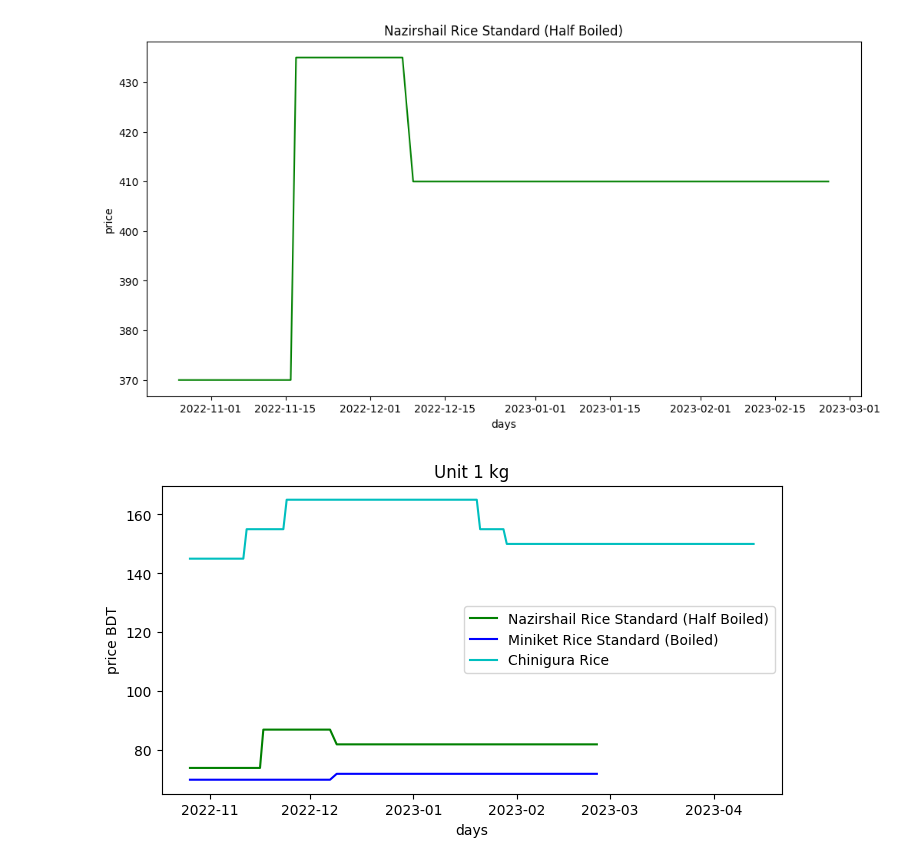
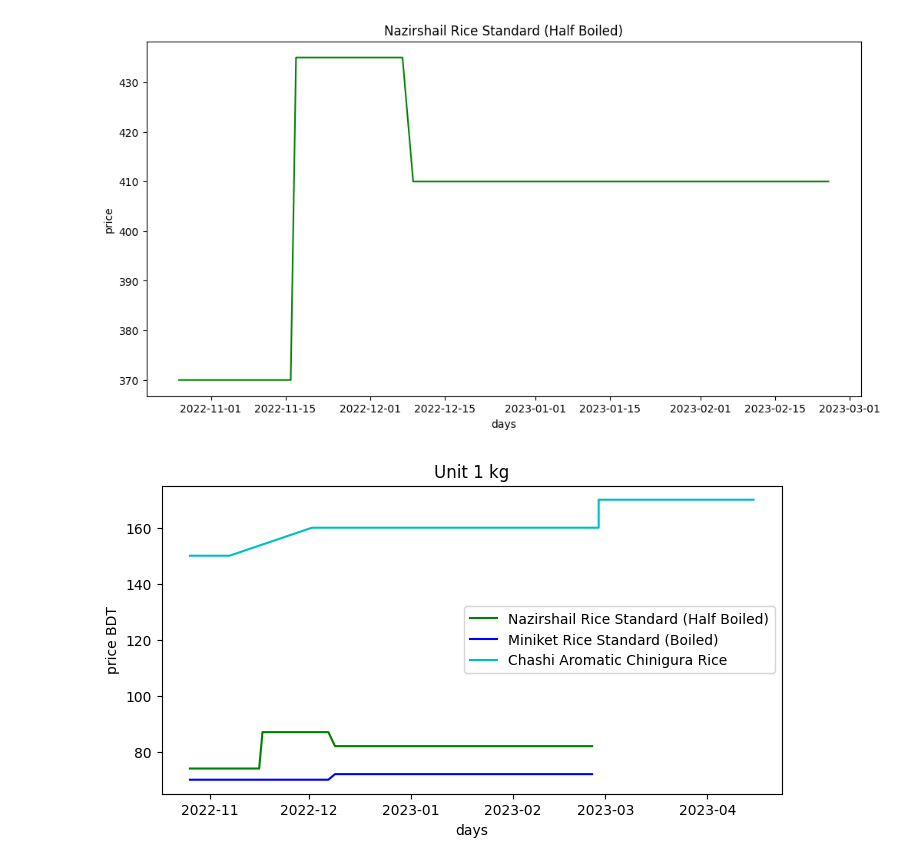
Before and after one commit to Shayokh144/Commodity_Price_Analysis_BD, a Jupyter notebook: visualization/notebook/BasicVisualizationRice.ipynb, the cells around one changed output. Cells and saved outputs as stored; diff of their text form; code cells hidden in the pictures.

```diff
--- a/visualization/notebook/BasicVisualizationRice.ipynb
+++ b/visualization/notebook/BasicVisualizationRice.ipynb
@@ -126,7 +126,7 @@ def showMultipleLineGraph(dataFrame, items, weights, weightRaws):
         filteredDfs.append(filteredDf)
     createMultilinePlot(filteredDfs, ['price','price', 'price'], itemNames, weightRaws, items)
 # %%
-items = ["Nazirshail Rice Standard (Half Boiled)", "Miniket Rice Standard (Boiled)", "Chinigura Rice"]
+items = ["Nazirshail Rice Standard (Half Boiled)", "Miniket Rice Standard (Boiled)", "Chashi Aromatic Chinigura Rice"]
 showMultipleLineGraph(df, items, [1,1,1], [ "1 kg","1 kg", "1 kg"])
 # %% [output]
-[figure, old version]
+[figure, new version]
```
Also changed, not shown: parts of 2 cells of this notebook.
